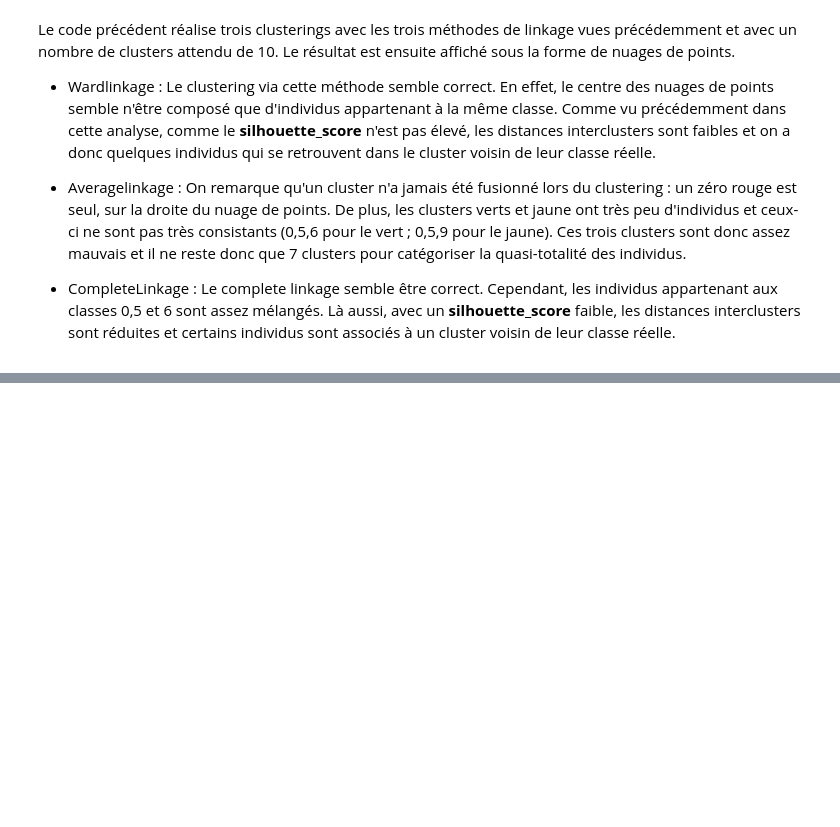
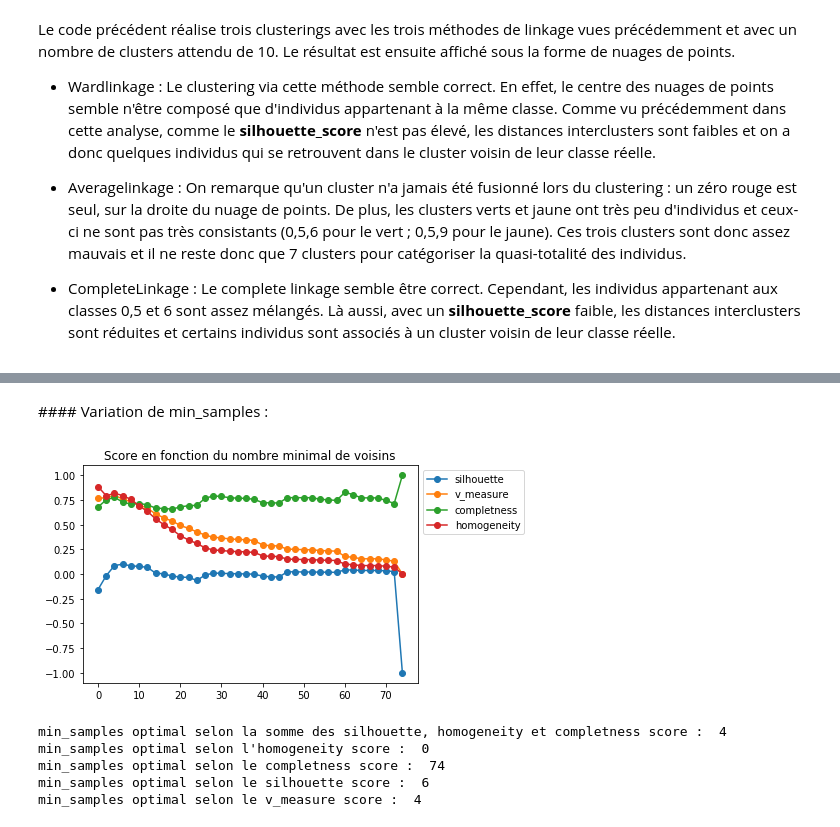
Before and after one commit to BastienBigue/Clustering, a Jupyter notebook: UnsupervisedLearning.ipynb, the cells around one changed output, grey strips where cells are left out. Drawn from its saved outputs; the diff is of its cells as text; code cells hidden in the pictures; blank space fills up the shorter version.

```diff
--- a/UnsupervisedLearning.ipynb
+++ b/UnsupervisedLearning.ipynb
@@ -545,0 +656,39 @@ Les paramètres jouant sur la clusterisation sont le nombre de clusters et la m
+# %% [markdown]
+#### Variation de min_samples :
+# %%
+minNeighbors = range(0, 75, 2)
+
+summary_list = []
+for n in minNeighbors :
+    dbscan = DBSCAN(eps=21, min_samples=n)
+    summary = build_summary(dbscan, digits.data, digits.target)
+    summary['nb_clusters'] = dbscan.labels_
+    summary_list.append(summary)
+
+
+sil_scores = [k['silhouette_score'] for k in summary_list]
+v_measure_scores = [k['v_measure_score'] for k in summary_list]
+completness_scores = [k['completness_score'] for k in summary_list]
+homogeneity_scores = [k['homogeneity_score'] for k in summary_list]
+plt.plot(minNeighbors, sil_scores,  marker="o", label="silhouette")
+plt.plot(minNeighbors, v_measure_scores,  marker="o", label="v_measure")
+plt.plot(minNeighbors, completness_scores,  marker="o", label="completness")
+plt.plot(minNeighbors, homogeneity_scores,  marker="o", label="homogeneity")
+plt.legend(loc='upper left', bbox_to_anchor=(1,1))
+plt.title("Score en fonction du nombre minimal de voisins")
+plt.show()
+# %% [output]
+[figure, added]
+# %%
+scores = [sil_scores[i] + homogeneity_scores[i] + completness_scores[i] for i in range(len(sil_scores))]
+print("min_samples optimal selon la somme des silhouette, homogeneity et completness score : ", scores.index(max(scores))*2)
+print("min_samples optimal selon l'homogeneity score : ", homogeneity_scores.index(max(homogeneity_scores))*2)
+print("min_samples optimal selon le completness score : ", completness_scores.index(max(completness_scores))*2)
+print("min_samples optimal selon le silhouette score : ", sil_scores.index(max(sil_scores))*2)
+print("min_samples optimal selon le v_measure score : ", v_measure_scores.index(max(v_measure_scores))*2)
+# %% [output]
+min_samples optimal selon la somme des silhouette, homogeneity et completness score :  4
+min_samples optimal selon l'homogeneity score :  0
+min_samples optimal selon le completness score :  74
+min_samples optimal selon le silhouette score :  6
+min_samples optimal selon le v_measure score :  4
```
Also changed, not shown: parts of 20 cells of this notebook.
